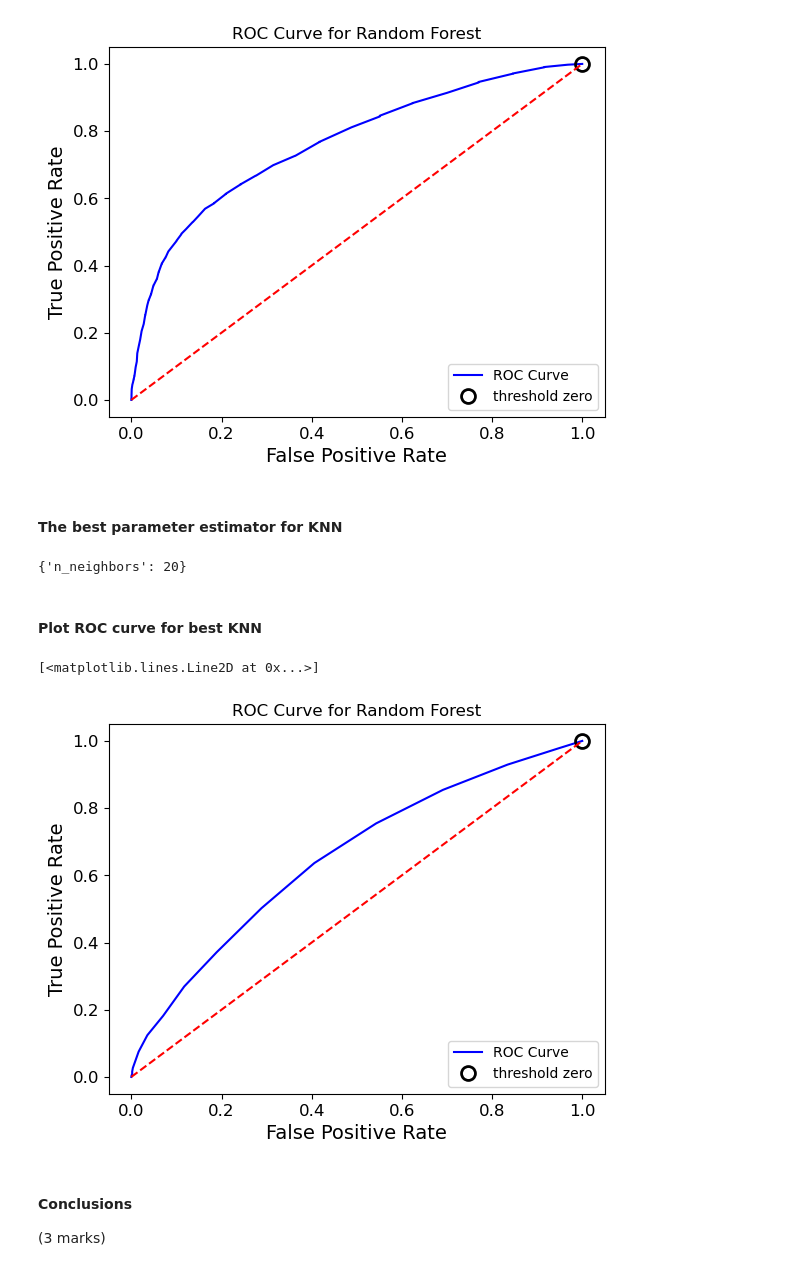
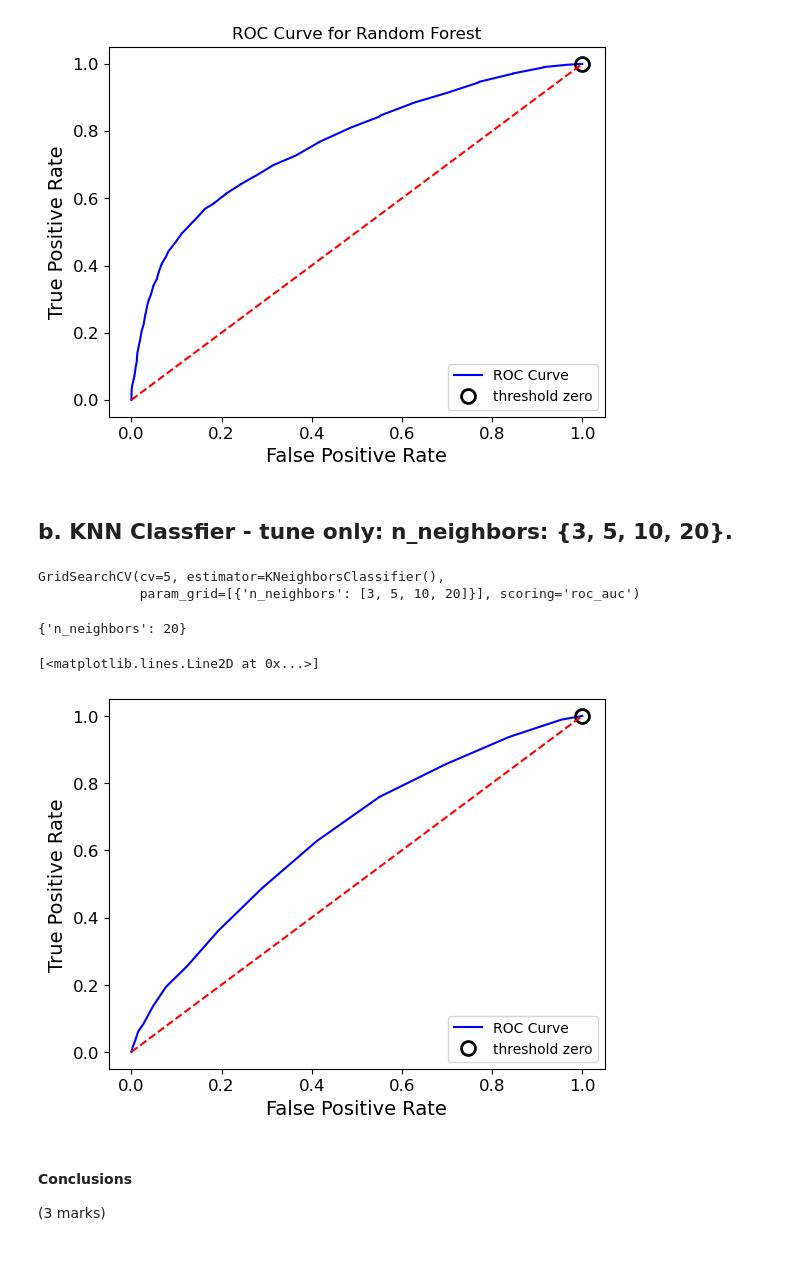
Before and after one commit to franklexes/Portfolio, a Jupyter notebook: Credit_Card/Default_of_credit_card_clients.ipynb, the cells around one changed output. Cells and saved outputs as stored; diff of their text form; code cells hidden in the pictures.

```diff
--- a/Credit_Card/Default_of_credit_card_clients.ipynb
+++ b/Credit_Card/Default_of_credit_card_clients.ipynb
@@ -284,3 +323,11 @@ y = df_explore[dep_var].values
+# %%
+ct = ColumnTransformer(transformers=cat_transformers + num_transformers)
+#ct.fit(df_explore[categorical_vars + numerical_vars])
+#X = ct.transform(df_explore[categorical_vars + numerical_vars])
+# We know from our exploration that the dependent variable 'price' does not have any missing values.
+# It is also generally not necessary to apply transformations to normalize or scale
+# the dependent variable.
+y = df_explore[dep_var].values
 # %%
 from sklearn.model_selection import train_test_split
 X_train, X_test, y_train, y_test = train_test_split(df_explore[categorical_vars + numerical_vars], y, test_size=0.2, random_state=123)
@@ -296 +338,6 @@ print(x_train.shape, y_train.shape)
+# %%
+#ct.fit(X_train)
+x_train = ct.fit_transform(X_train)
+x_test = ct.transform(X_test)
+y1 = y_train
 # %% [markdown]
@@ -303,20 +352,3 @@ from sklearn.metrics import accuracy_score, confusion_matrix
 from sklearn.model_selection import GridSearchCV
 knnc = knnc()
 rndfc = rndf(random_state=123)
-# %%
-# Hyper parameter
-param_grid_RF = [{'n_estimators':  [4, 5, 10, 20, 50]}]
-param_grid_knn = [{'n_neighbors':  [3, 5, 10, 20]}]
-
-# Implement the two models
-grid_search_RF = GridSearchCV(estimator=rndfc,
-                           param_grid=param_grid_RF,
-                           scoring='roc_auc',
-                           cv=5)
-grid_search_KNN = GridSearchCV(estimator=knnc,
-                           param_grid=param_grid_knn,
-                           scoring='roc_auc',
-                           cv=5)
-# fit the data
-grid_search_RF.fit(x_train, np.ravel(y_train))
-grid_search_KNN.fit(x_train, np.ravel(y_train))
@@ -353,35 +400,49 @@ plt.plot([0, 1], [0, 1],'r--')
 # %% [output]
 [<matplotlib.lines.Line2D at 0x...>]
 [figure]
-# %% [markdown]
-#### The best parameter estimator for KNN
+# %% [markdown]
+## b. KNN Classfier - tune only: n_neighbors: {3, 5, 10, 20}.
+# %%
+param_grid_knn = [{"n_neighbors":  [3, 5, 10, 20]}]
+
+# we pass the model, our parameter grid, and cross-validation parameters to the class
+grid_search_KNN = GridSearchCV(estimator=knnc,
+                           param_grid=param_grid_knn,
+                           scoring='roc_auc',
+                           cv=5)
+# last, we fit our data. This will take a while...
+grid_search_KNN.fit(x_train, y_train)
+# %% [output]
+GridSearchCV(cv=5, estimator=KNeighborsClassifier(),
+             param_grid=[{'n_neighbors': [3, 5, 10, 20]}], scoring='roc_auc')
 # %%
 # The best parameter estimator for KNN
 print(grid_search_KNN.best_params_)
 # %% [output]
 {'n_neighbors': 20}
-# %% [markdown]
-#### Plot ROC curve for best KNN
 # %%
+#from sklearn.metrics import roc_curve
+
 final_model_KNN = grid_search_KNN.best_estimator_
+#scores = cross_val_predict(final_model, X, y, cv=5, method="predict_proba")
 
 y_pred_proba_KNN = final_model_KNN.predict_proba(x_test)
+#print(roc_auc_score(y_test, y_pred_proba[:,1]))
 
 fpr_KNN, tpr_KNN, thresholds_KNN = roc_curve(y_test, y_pred_proba_KNN[:,1])
 plt.plot(fpr_KNN, tpr_KNN, 'b', label="ROC Curve")
 plt.xlabel("False Positive Rate")
 plt.ylabel("True Positive Rate")
 
 # find threshold closest to zero
 close_zero = np.argmin(np.abs(thresholds_KNN))
 plt.plot(fpr_KNN[close_zero], tpr_KNN[close_zero], 'o', markersize=10,
 label="threshold zero", fillstyle="none", c='k', mew=2)
-plt.title("ROC Curve for Random Forest")
 plt.legend(loc=4)
 plt.plot([0, 1], [0, 1],'r--')
 # %% [output]
 [<matplotlib.lines.Line2D at 0x...>]
-[figure, old version]
+[figure, new version]
 # %% [markdown]
 #### Conclusions
 (3 marks)
```
Also changed, not shown: parts of 39 cells of this notebook.
